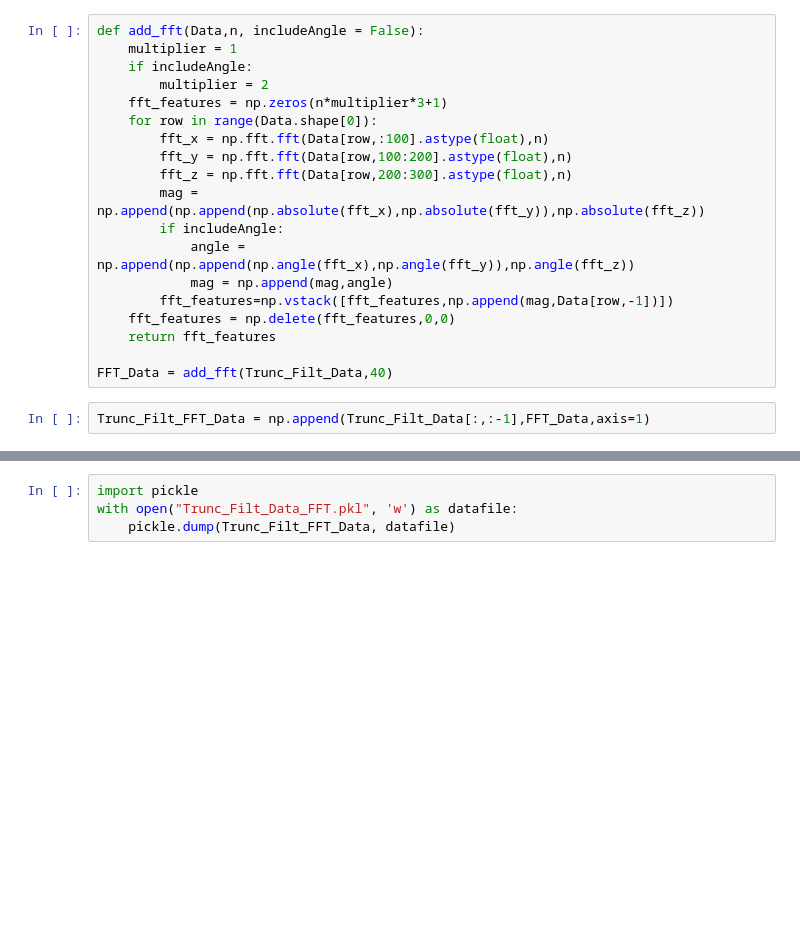
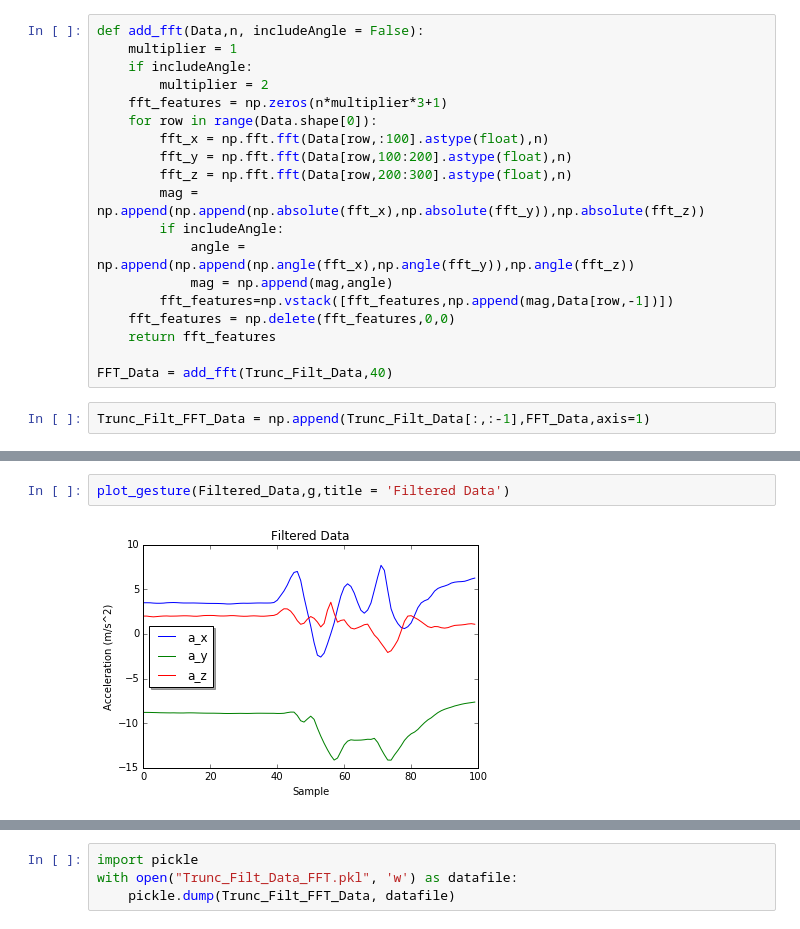
Before and after one commit to dkanarek12/metis_work, a Jupyter notebook: projects/05-Kojak/05-Kojak.ipynb, the cells around one changed output, grey strips where cells are left out. Drawn from its saved outputs; the diff is of its cells as text; blank space fills up the shorter version.

```diff
--- a/projects/05-Kojak/05-Kojak.ipynb
+++ b/projects/05-Kojak/05-Kojak.ipynb
@@ -360,0 +339,4 @@ Trunc_Filt_FFT_Data = np.append(Trunc_Filt_Data[:,:-1],FFT_Data,axis=1)
+# %%
+plot_gesture(Filtered_Data,g,title = 'Filtered Data')
+# %% [output]
+[figure, added]
```
Also changed, not shown: parts of 36 cells of this notebook, 1 other file.
